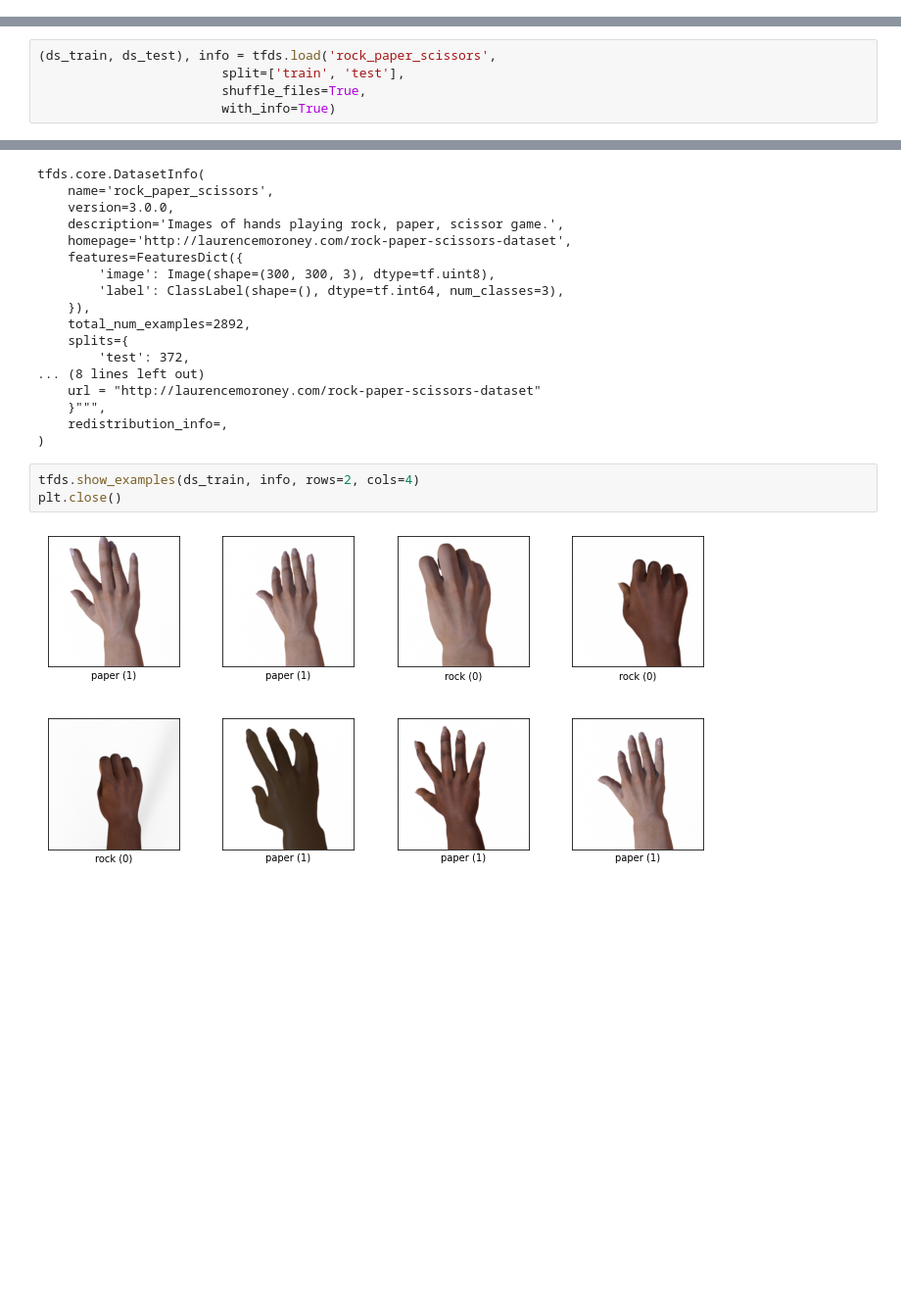
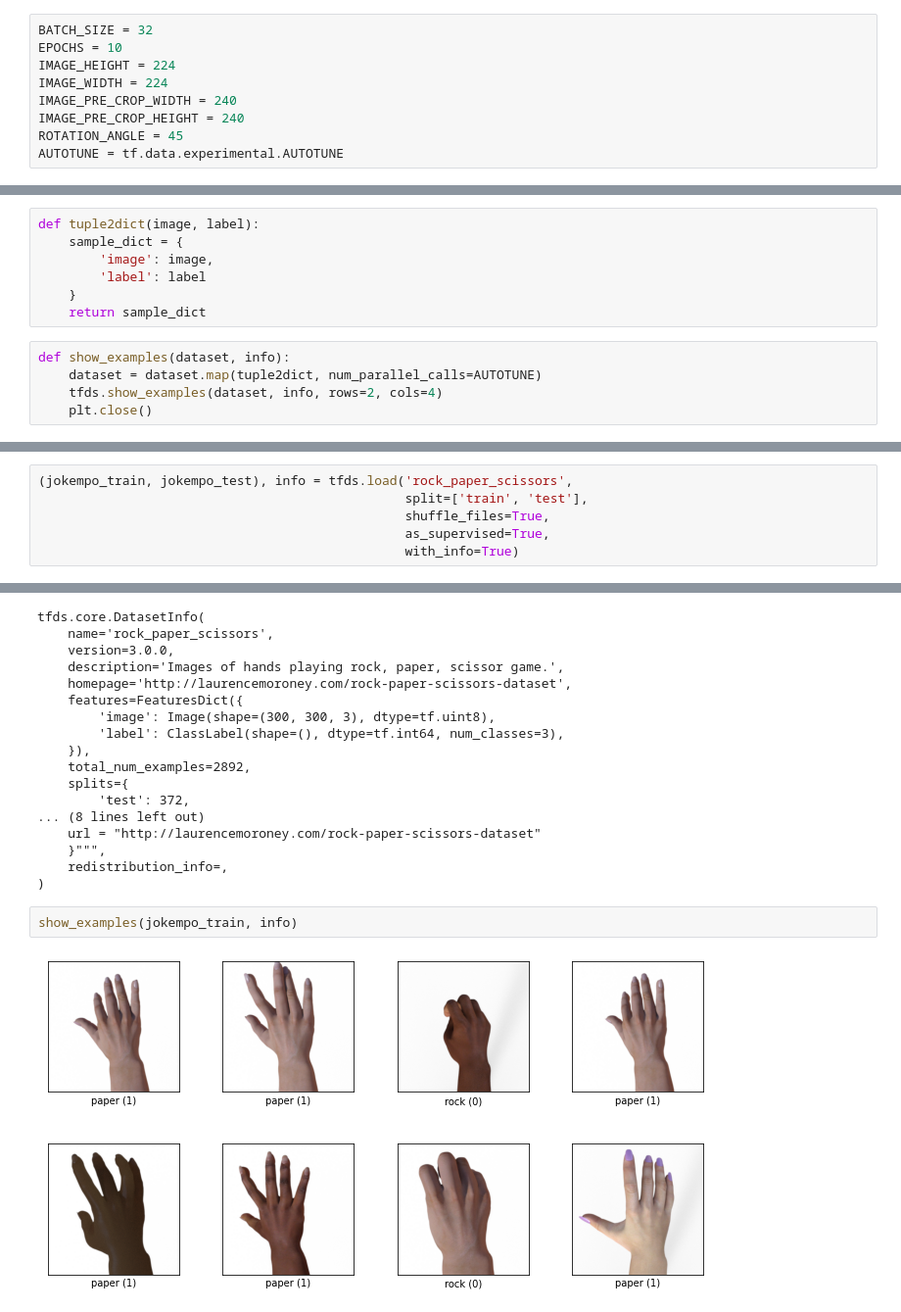
Before and after one commit to alcunha/transfer-learning-with-tfhub, a Jupyter notebook: Transfer-Learning-with-TensorflowHub.ipynb, the cells around one changed output, grey strips where cells are left out. Shown at 98% size. Saved outputs shown, nothing was run; the diff lists cells and outputs as text; blank space fills up the shorter version.

Commit message:
Added code to train MobileNet on rock_paper_scissors dataset

```diff
--- a/Transfer-Learning-with-TensorflowHub.ipynb
+++ b/Transfer-Learning-with-TensorflowHub.ipynb
@@ -3,0 +13,9 @@ import matplotlib.pyplot as plt
+# %%
+BATCH_SIZE = 32
+EPOCHS = 10
+IMAGE_HEIGHT = 224
+IMAGE_WIDTH = 224
+IMAGE_PRE_CROP_WIDTH = 240
+IMAGE_PRE_CROP_HEIGHT = 240
+ROTATION_ANGLE = 45
+AUTOTUNE = tf.data.experimental.AUTOTUNE
@@ -4,10 +24,23 @@ import matplotlib.pyplot as plt
+# %%
+def tuple2dict(image, label):
+    sample_dict = {
+        'image': image,
+        'label': label
+    }
+    return sample_dict
+# %%
+def show_examples(dataset, info):
+    dataset = dataset.map(tuple2dict, num_parallel_calls=AUTOTUNE)
+    tfds.show_examples(dataset, info, rows=2, cols=4)
+    plt.close()
 # %% [markdown]
 ### Carregando o dataset rock_paper_scissors
 # %%
-(ds_train, ds_test), info = tfds.load('rock_paper_scissors',
-                        split=['train', 'test'],
-                        shuffle_files=True,
-                        with_info=True)
+(jokempo_train, jokempo_test), info = tfds.load('rock_paper_scissors',
+                                                split=['train', 'test'],
+                                                shuffle_files=True,
+                                                as_supervised=True,
+                                                with_info=True)
 # %%
 print(info)
 # %% [output]
@@ -28,8 +61,7 @@ tfds.core.DatasetInfo(
     }""",
     redistribution_info=,
 )
-# %%
-tfds.show_examples(ds_train, info, rows=2, cols=4)
-plt.close()
-# %% [output]
-[figure, removed]
+# %%
+show_examples(jokempo_train, info)
+# %% [output]
+[figure, added]
```
Also changed, not shown: parts of 26 cells of this notebook.
